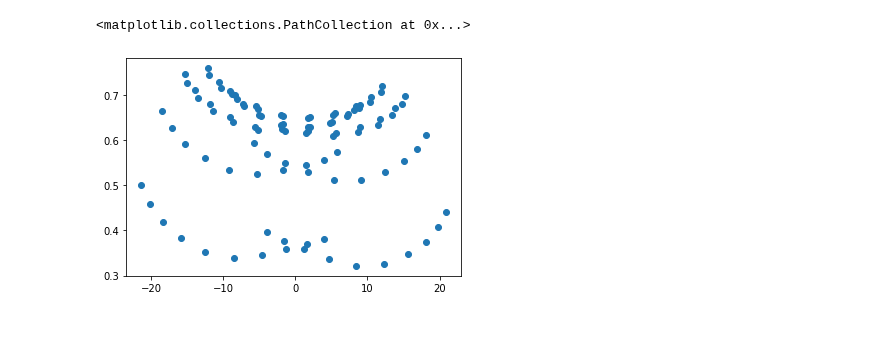
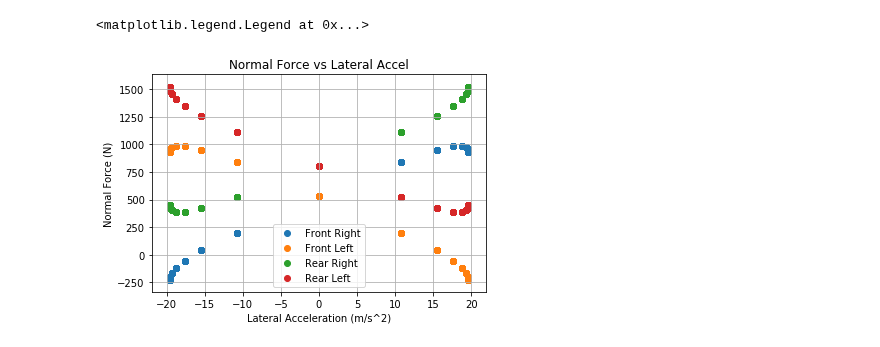
Before and after one commit to LonghornRacingElectric/magic_moment_method, a Jupyter notebook: MMM_plotter.ipynb, the cells around one changed output. Saved outputs shown, nothing was run; the diff lists cells and outputs as text; code cells hidden in the pictures.

```diff
--- a/MMM_plotter.ipynb
+++ b/MMM_plotter.ipynb
@@ -29,7 +27,14 @@ abs(df["yaw_acceleration"]).min()
-# %%
-import math
-plt.scatter(df["y_double_dot"], df["roll"]*180/math.pi)
-#df.head
-# %% [output]
-<matplotlib.collections.PathCollection at 0x...>
-[figure, removed]
+# %%
+import math
+plt.scatter(df["y_double_dot"], df["front_left_tire_centric_forces_2"], label = "Front Right")
+plt.scatter(df["y_double_dot"], df["front_right_tire_centric_forces_2"], label = "Front Left")
+plt.scatter(df["y_double_dot"], df["rear_left_tire_centric_forces_2"], label = "Rear Right")
+plt.scatter(df["y_double_dot"], df["rear_right_tire_centric_forces_2"], label = "Rear Left")
+plt.title("Normal Force vs Lateral Accel")
+plt.grid()
+plt.ylabel("Normal Force (N)")
+plt.xlabel("Lateral Acceleration (m/s^2)")
+plt.legend()
+# %% [output]
+<matplotlib.legend.Legend at 0x...>
+[figure, added]
```
Also changed, not shown: parts of 4 cells of this notebook, 8 other files.
